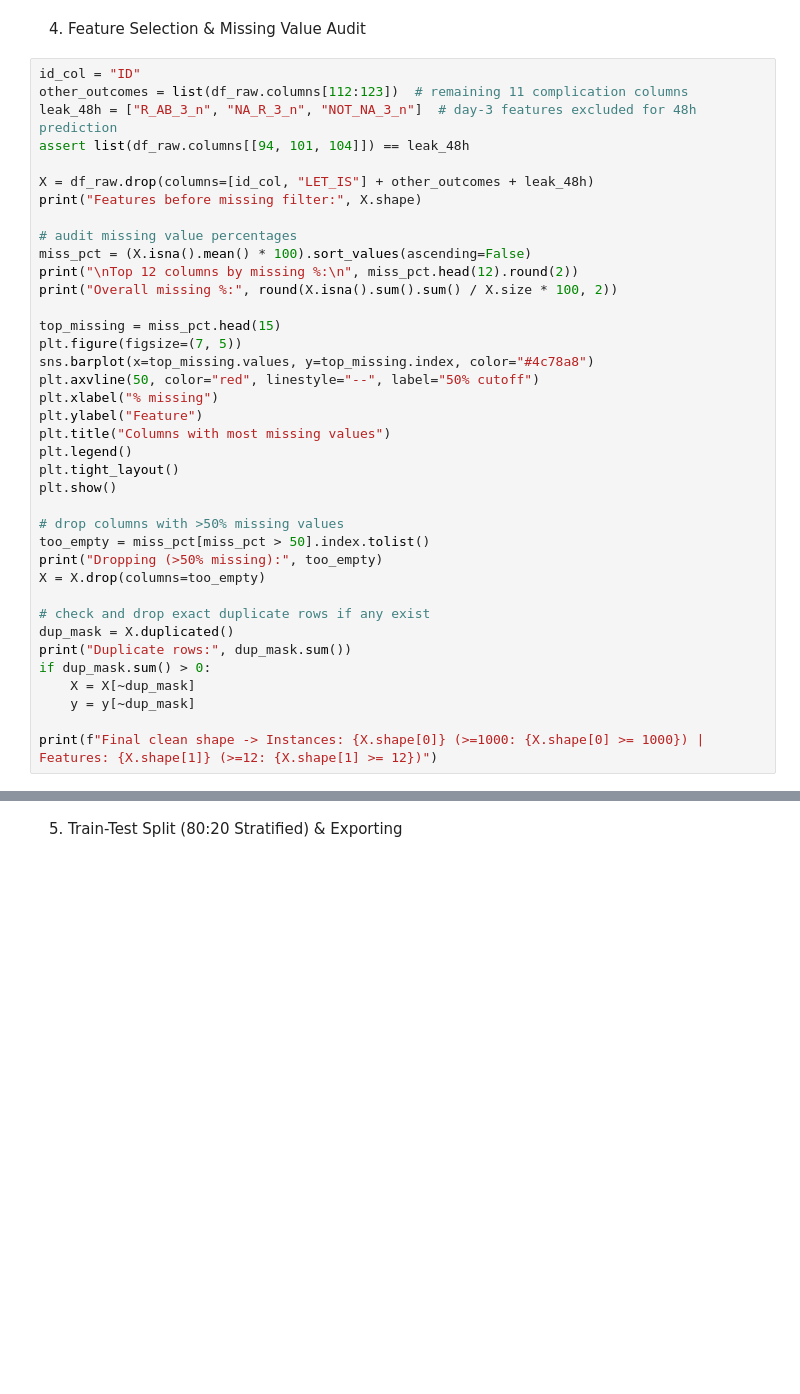
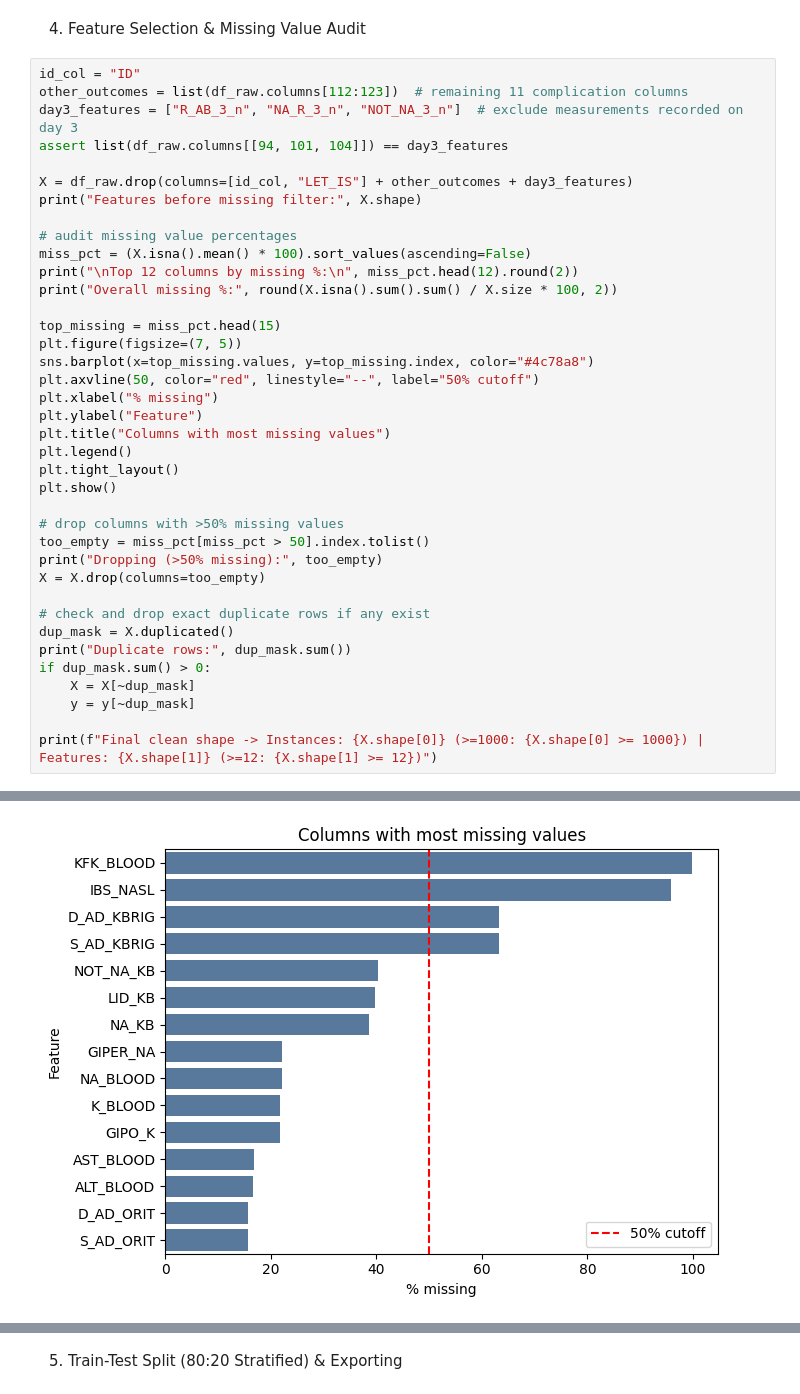
Before and after one commit to 2026ct05079-Shivanii/MyocardialInfarction--MLAssignment, a Jupyter notebook: model/Myocardial_Infarction_ML.ipynb, the cells around one changed output, grey strips where cells are left out. Cells and saved outputs as stored; diff of their text form; blank space fills up the shorter version.

```diff
--- a/model/Myocardial_Infarction_ML.ipynb
+++ b/model/Myocardial_Infarction_ML.ipynb
@@ -59,10 +86,10 @@ plt.show()
 # %%
 id_col = "ID"
 other_outcomes = list(df_raw.columns[112:123])  # remaining 11 complication columns
-leak_48h = ["R_AB_3_n", "NA_R_3_n", "NOT_NA_3_n"]  # day-3 features excluded for 48h prediction
-assert list(df_raw.columns[[94, 101, 104]]) == leak_48h
+day3_features = ["R_AB_3_n", "NA_R_3_n", "NOT_NA_3_n"]  # exclude measurements recorded on day 3
+assert list(df_raw.columns[[94, 101, 104]]) == day3_features
 
-X = df_raw.drop(columns=[id_col, "LET_IS"] + other_outcomes + leak_48h)
+X = df_raw.drop(columns=[id_col, "LET_IS"] + other_outcomes + day3_features)
 print("Features before missing filter:", X.shape)
 
 # audit missing value percentages
@@ -94,3 +121,4 @@ if dup_mask.sum() > 0:
     y = y[~dup_mask]
 
 print(f"Final clean shape -> Instances: {X.shape[0]} (>=1000: {X.shape[0] >= 1000}) | Features: {X.shape[1]} (>=12: {X.shape[1] >= 12})")
+# %% [output]
@@ -96,0 +142 @@ print(f"Final clean shape -> Instances: {X.shape[0]} (>=1000: {X.shape[0] >= 100
+[figure, added]
```
Also changed, not shown: parts of 25 cells of this notebook, 15 other files.
